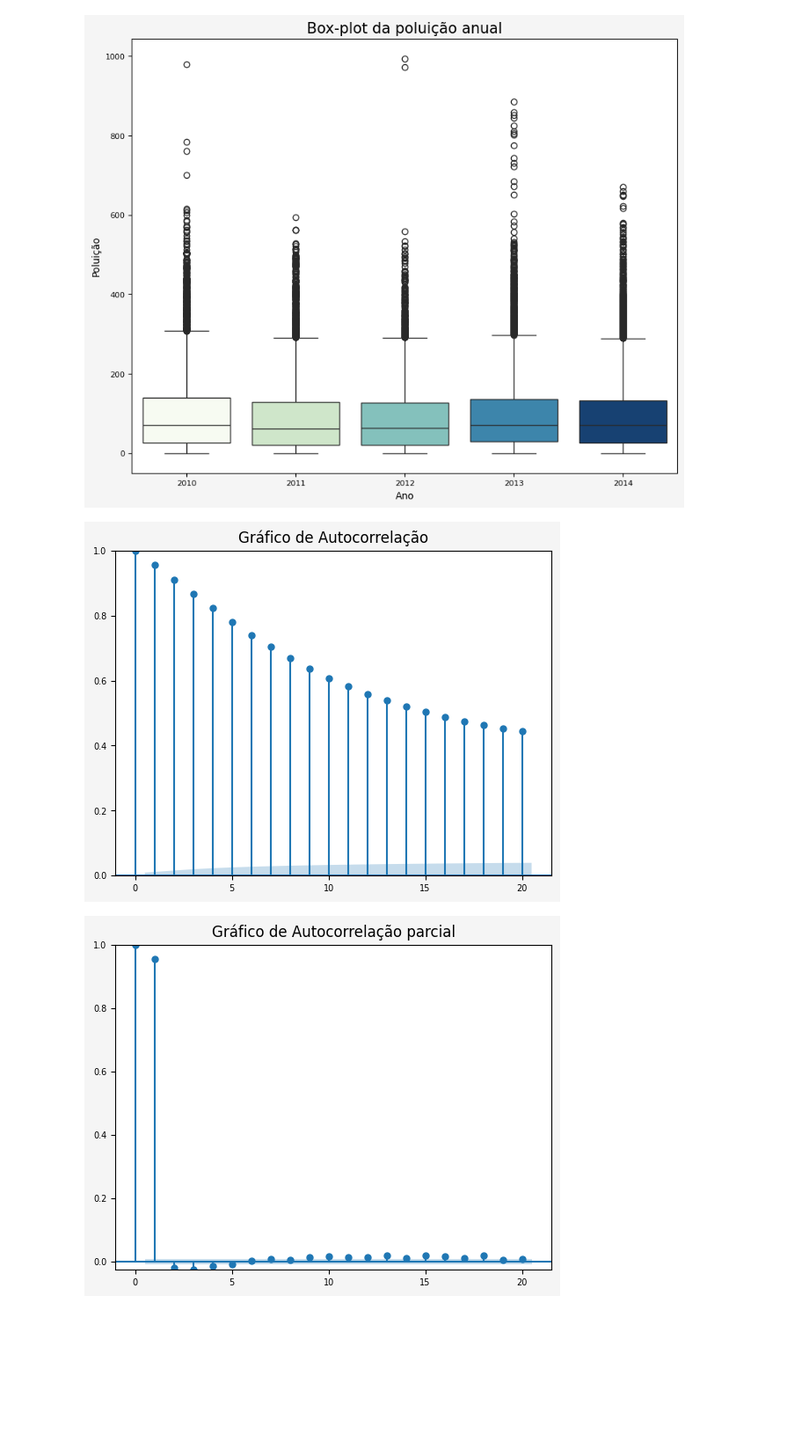
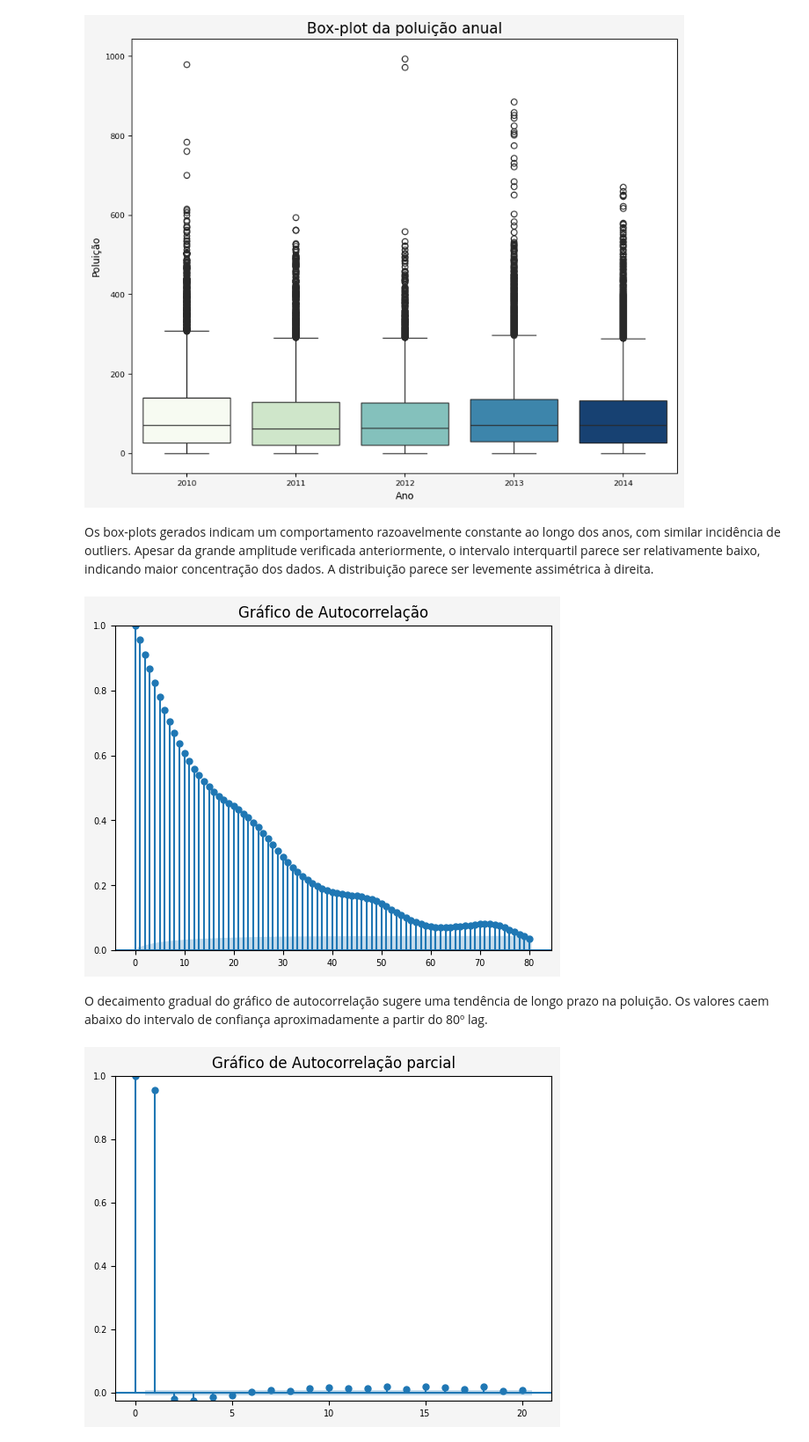
Before and after one commit to rafaelhasslocher/mvp-poluicao-model, a Jupyter notebook: mvp.ipynb, the cells around one changed output. Shown at 88% size. Cells and saved outputs as stored; diff of their text form; code cells hidden in the pictures; blank space fills up the shorter version.

```diff
--- a/mvp.ipynb
+++ b/mvp.ipynb
@@ -307,10 +354,14 @@ Conforme pode ser verificado acima, a série parece ter um padrão bem estabelec
 gera_boxplot(base_treino, coluna_serie, base_treino.index.year)
 # %% [output]
 [figure]
+# %% [markdown]
+Os box-plots gerados indicam um comportamento razoavelmente constante ao longo dos anos, com similar incidência de outliers. Apesar da grande amplitude verificada anteriormente, o intervalo interquartil parece ser relativamente baixo, indicando maior concentração dos dados. A distribuição parece ser levemente assimétrica à direita.
 # %%
-gera_acf_pacf(base_treino, coluna_serie, lags=20, tipo="acf")
+gera_acf_pacf(base_treino, coluna_serie, lags=80, tipo="acf")
 # %% [output]
-[figure, old version]
+[figure, new version]
+# %% [markdown]
+O decaimento gradual do gráfico de autocorrelação sugere uma tendência de longo prazo na poluição. Os valores caem abaixo do intervalo de confiança aproximadamente a partir do 80º lag.
 # %%
 gera_acf_pacf(base_treino, coluna_serie, lags=20, tipo="pacf")
 # %% [output]
```
Also changed, not shown: parts of 32 cells of this notebook, 37 other files.
